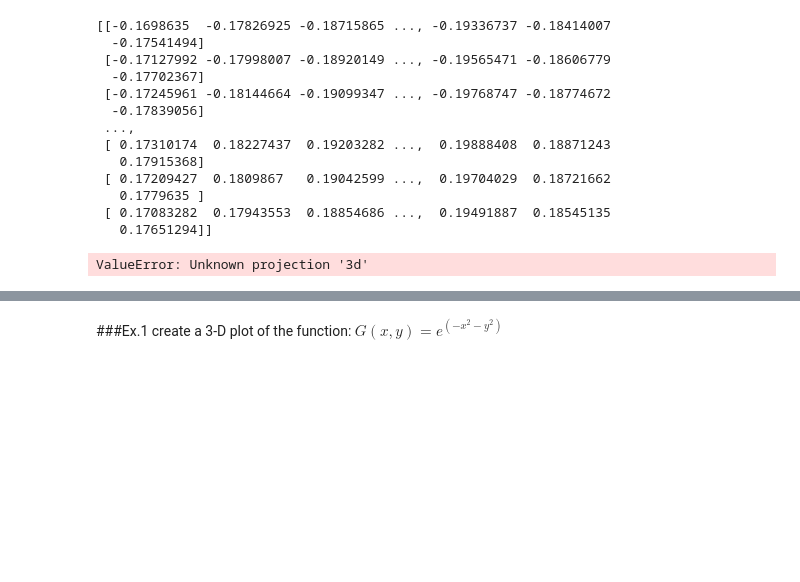
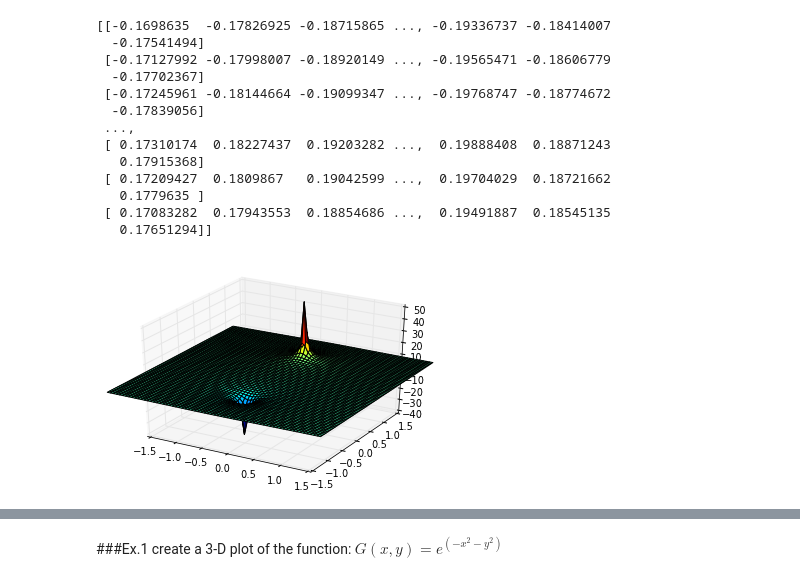
Before and after one commit to ipowellPHYS202/PHYS202-S13, a Jupyter notebook: Week4/3DPlottingAndFunctions.ipynb, the cells around one changed output, grey strips where cells are left out. Saved outputs shown, nothing was run; the diff lists cells and outputs as text; code cells hidden in the pictures; blank space fills up the shorter version.

```diff
--- a/Week4/3DPlottingAndFunctions.ipynb
+++ b/Week4/3DPlottingAndFunctions.ipynb
@@ -54,12 +55,15 @@ print V
  [ 0.17083282  0.17943553  0.18854686 ...,  0.19491887  0.18545135
    0.17651294]]
 # %%
+#I import the module then plot the dipole potential
 from mpl_toolkits.mplot3d import Axes3D
 fig = figure()
 ax = fig.gca(projection ='3d')
-p = ax.plot_surface(X, Y, V, rstride=1, cstride=1, linewidth=1.0, cmap=copper)
+xlim(-1.5, 1.5)
+ylim(-1.5,1.5)
+p = ax.plot_surface(X, Y, V_, rstride=1, cstride=1, linewidth=1.0, cmap=cm.jet)
 # %% [output]
-ValueError: Unknown projection '3d'
+[figure, added]
 # %%
 #Representing 3d data with countors
 levels=array([8,4,2,1,.5,.25,0,-.25,-.5,-1,-2,-4,-8])
```
Also changed, not shown: parts of 20 cells of this notebook.
